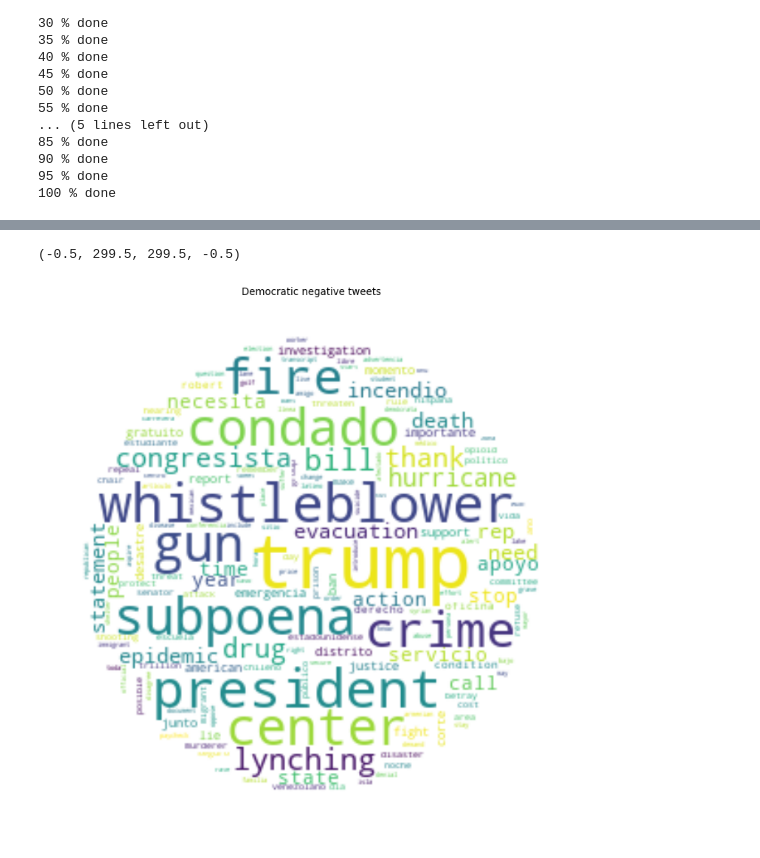
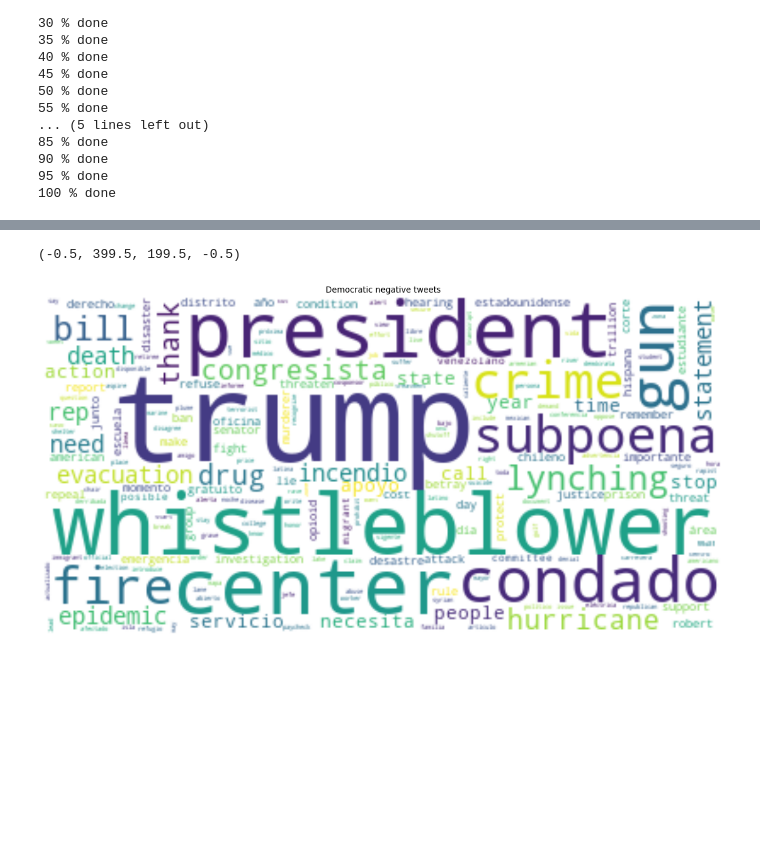
Before and after one commit to LukaAvbreht/Social_graphs, a Jupyter notebook: 02_Assignment/assignment2.ipynb, the cells around one changed output, grey strips where cells are left out. Drawn from its saved outputs; the diff is of its cells as text; code cells hidden in the pictures; blank space fills up the shorter version.

```diff
--- a/02_Assignment/assignment2.ipynb
+++ b/02_Assignment/assignment2.ipynb
@@ -869,19 +869,22 @@ sorted_negative_repu_tfidf = sorted(tf_negative_repu.items(), key=operator.itemg
 # %%
 demo_cloud_string = " ".join([i[0] for i in sorted_negative_demo_tfidf])
 
 x, y = np.ogrid[:300, :300]
-mask = (x - 150) ** 2 + (y - 150) ** 2 > 130 ** 2
-mask = 255 * mask.astype(int)
 
-wordcloud = WordCloud(background_color="white", mask = mask).generate(demo_cloud_string)
+# x0, y0 = 90,150
+# a, b = 100,100
+# mask = ((x - x0) ** 2)/a**2 + ((y - y0) ** 2)/b**2 > 130 ** 2
+# mask = 255 * mask.astype(int)
 
-plt.figure(figsize=(12, 12), dpi=80)
+wordcloud = WordCloud(background_color="white").generate(demo_cloud_string)
+
+plt.figure(figsize=(18, 16), dpi=80)
 plt.imshow(wordcloud, interpolation="bilinear")
 plt.title("Democratic negative tweets")
 plt.axis("off")
 # %% [output]
-(-0.5, 299.5, 299.5, -0.5)
+(-0.5, 399.5, 199.5, -0.5)
-[figure, old version]
+[figure, new version]
 # %%
 repu_cloud_string = " ".join([i[0] for i in sorted_negative_repu_tfidf])
 
```
Also changed, not shown: parts of 21 cells of this notebook.
